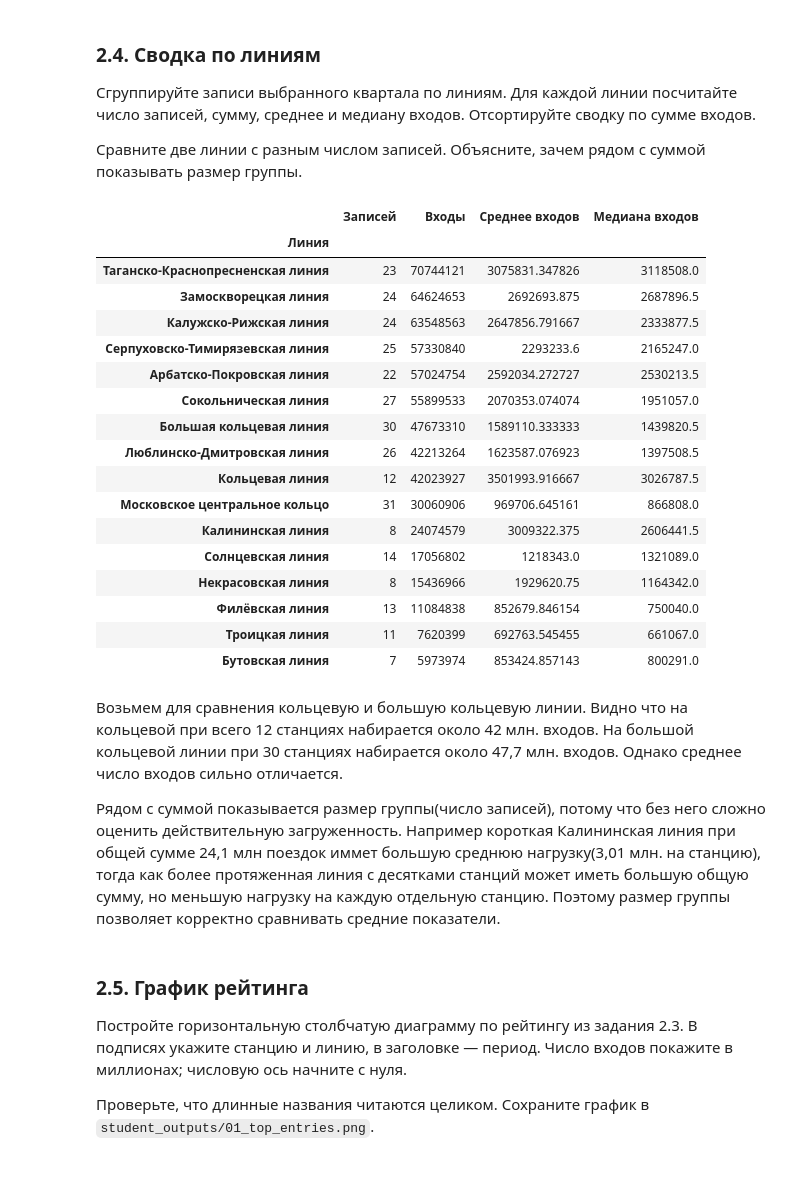
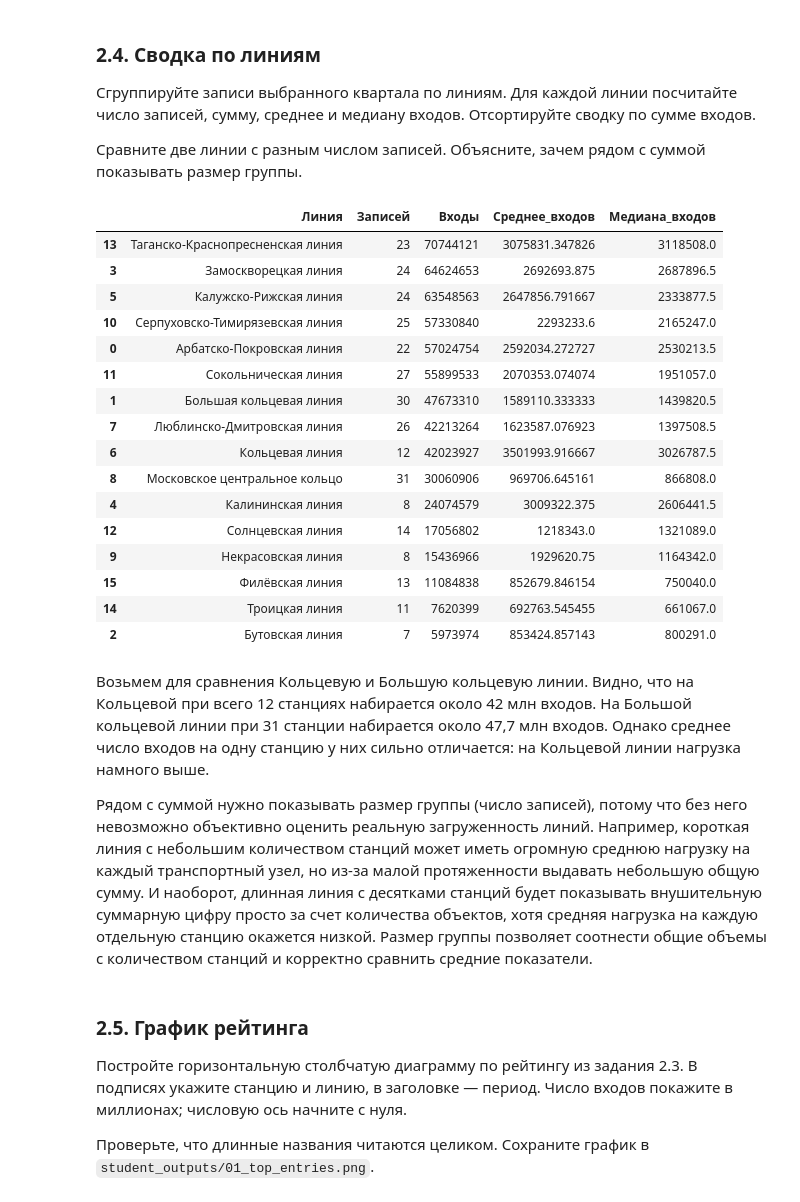
Before and after one commit to thundersen48/General_repository, a Jupyter notebook: study/the_basics_of_AI_lb_1/Основы_ИИ_ЛР1-2.ipynb, the cells around one changed output. Cells and saved outputs as stored; diff of their text form; code cells hidden in the pictures; blank space fills up the shorter version.

```diff
--- a/study/the_basics_of_AI_lb_1/Основы_ИИ_ЛР1-2.ipynb
+++ b/study/the_basics_of_AI_lb_1/Основы_ИИ_ЛР1-2.ipynb
@@ -231,6 +231,9 @@ text_columns = df.select_dtypes(include=['object', 'string']).columns
 before_text = df[text_columns].copy()
 
 # В df уберите пробелы по краям и обозначьте пустые строки как пропуски.
-
+for col in text_columns:
+    df[col] = df[col].astype(str).str.strip()
+    df[col] = df[col].replace('', pd.NA)
 # Сравните результат с before_text.
-text_changes = ...
+text_changes = (before_text != df[text_columns]).sum().sum()
+print(f"Количество измененных ячеек после очистки текста: {text_changes}")
@@ -627,43 +632,40 @@ display(top)
 # %%
 # Сгруппируйте selected по линиям и рассчитайте показатели.
 # Названия столбцов сводки: «Записей», «Входы»,
 # «Среднее входов», «Медиана входов».
-by_line = selected.groupby('Линия')['Входы пассажиров'].agg(
-    Записей='count',
-    Входы='sum',
-    Среднее_входов='mean',
-    Медиана_входов='median'
-).rename(columns={
-    'Среднее_входов': 'Среднее входов',
-    'Медиана_входов': 'Медиана входов'
-})
+
+by_line = selected.groupby('Линия').agg(
+    Записей=('Линия', 'size'),
+    Входы=('Входы пассажиров', 'sum'),
+    Среднее_входов=('Входы пассажиров', 'mean'),
+    Медиана_входов=('Входы пассажиров', 'median')
+).reset_index()
 
 # Отсортируйте по сумме входов и покажите результат.
-by_line = by_line.sort_values('Входы', ascending=False)
+by_line = by_line.sort_values(by='Входы', ascending=False)
 display(by_line)
 # %% [output]
-|  | Записей | Входы | Среднее входов | Медиана входов |
-| Линия |  |  |  |  |
-| Таганско-Краснопресненская линия | 23 | 70744121 | 3075831.347826 | 3118508.0 |
-| Замоскворецкая линия | 24 | 64624653 | 2692693.875 | 2687896.5 |
-| Калужско-Рижская линия | 24 | 63548563 | 2647856.791667 | 2333877.5 |
-| Серпуховско-Тимирязевская линия | 25 | 57330840 | 2293233.6 | 2165247.0 |
-| Арбатско-Покровская линия | 22 | 57024754 | 2592034.272727 | 2530213.5 |
-| Сокольническая линия | 27 | 55899533 | 2070353.074074 | 1951057.0 |
-| Большая кольцевая линия | 30 | 47673310 | 1589110.333333 | 1439820.5 |
-| Люблинско-Дмитровская линия | 26 | 42213264 | 1623587.076923 | 1397508.5 |
-| Кольцевая линия | 12 | 42023927 | 3501993.916667 | 3026787.5 |
-| Московское центральное кольцо | 31 | 30060906 | 969706.645161 | 866808.0 |
-| Калининская линия | 8 | 24074579 | 3009322.375 | 2606441.5 |
-| Солнцевская линия | 14 | 17056802 | 1218343.0 | 1321089.0 |
-| Некрасовская линия | 8 | 15436966 | 1929620.75 | 1164342.0 |
-| Филёвская линия | 13 | 11084838 | 852679.846154 | 750040.0 |
-| Троицкая линия | 11 | 7620399 | 692763.545455 | 661067.0 |
-| Бутовская линия | 7 | 5973974 | 853424.857143 | 800291.0 |
+|  | Линия | Записей | Входы | Среднее_входов | Медиана_входов |
+| 13 | Таганско-Краснопресненская линия | 23 | 70744121 | 3075831.347826 | 3118508.0 |
+| 3 | Замоскворецкая линия | 24 | 64624653 | 2692693.875 | 2687896.5 |
+| 5 | Калужско-Рижская линия | 24 | 63548563 | 2647856.791667 | 2333877.5 |
+| 10 | Серпуховско-Тимирязевская линия | 25 | 57330840 | 2293233.6 | 2165247.0 |
+| 0 | Арбатско-Покровская линия | 22 | 57024754 | 2592034.272727 | 2530213.5 |
+| 11 | Сокольническая линия | 27 | 55899533 | 2070353.074074 | 1951057.0 |
+| 1 | Большая кольцевая линия | 30 | 47673310 | 1589110.333333 | 1439820.5 |
+| 7 | Люблинско-Дмитровская линия | 26 | 42213264 | 1623587.076923 | 1397508.5 |
+| 6 | Кольцевая линия | 12 | 42023927 | 3501993.916667 | 3026787.5 |
+| 8 | Московское центральное кольцо | 31 | 30060906 | 969706.645161 | 866808.0 |
+| 4 | Калининская линия | 8 | 24074579 | 3009322.375 | 2606441.5 |
+| 12 | Солнцевская линия | 14 | 17056802 | 1218343.0 | 1321089.0 |
+| 9 | Некрасовская линия | 8 | 15436966 | 1929620.75 | 1164342.0 |
+| 15 | Филёвская линия | 13 | 11084838 | 852679.846154 | 750040.0 |
+| 14 | Троицкая линия | 11 | 7620399 | 692763.545455 | 661067.0 |
+| 2 | Бутовская линия | 7 | 5973974 | 853424.857143 | 800291.0 |
 # %% [markdown]
-Возьмем для сравнения кольцевую и большую кольцевую линии. Видно что на кольцевой при всего 12 станциях набирается около 42 млн. входов. На большой кольцевой линии при 30 станциях набирается около 47,7 млн. входов. Однако среднее число входов сильно отличается.
+Возьмем для сравнения Кольцевую и Большую кольцевую линии. Видно, что на Кольцевой при всего 12 станциях набирается около 42 млн входов. На Большой кольцевой линии при 31 станции набирается около 47,7 млн входов. Однако среднее число входов на одну станцию у них сильно отличается: на Кольцевой линии нагрузка намного выше.
 
-Рядом с суммой показывается размер группы(число записей), потому что без него сложно оценить действительную загруженность. Например короткая Калининская линия при общей сумме 24,1 млн поездок иммет большую среднюю нагрузку(3,01 млн. на станцию), тогда как более протяженная линия с десятками станций может иметь большую общую сумму, но меньшую нагрузку на каждую отдельную станцию. Поэтому размер группы позволяет корректно сравнивать средние показатели.
+Рядом с суммой нужно показывать размер группы (число записей), потому что без него невозможно объективно оценить реальную загруженность линий. Например, короткая линия с небольшим количеством станций может иметь огромную среднюю нагрузку на каждый транспортный узел, но из-за малой протяженности выдавать небольшую общую сумму. И наоборот, длинная линия с десятками станций будет показывать внушительную суммарную цифру просто за счет количества объектов, хотя средняя нагрузка на каждую отдельную станцию окажется низкой. Размер группы позволяет соотнести общие объемы с количеством станций и корректно сравнить средние показатели.
 # %% [markdown]
 ### 2.5. График рейтинга
 
```
Also changed, not shown: parts of 18 cells of this notebook, 6 other files.
